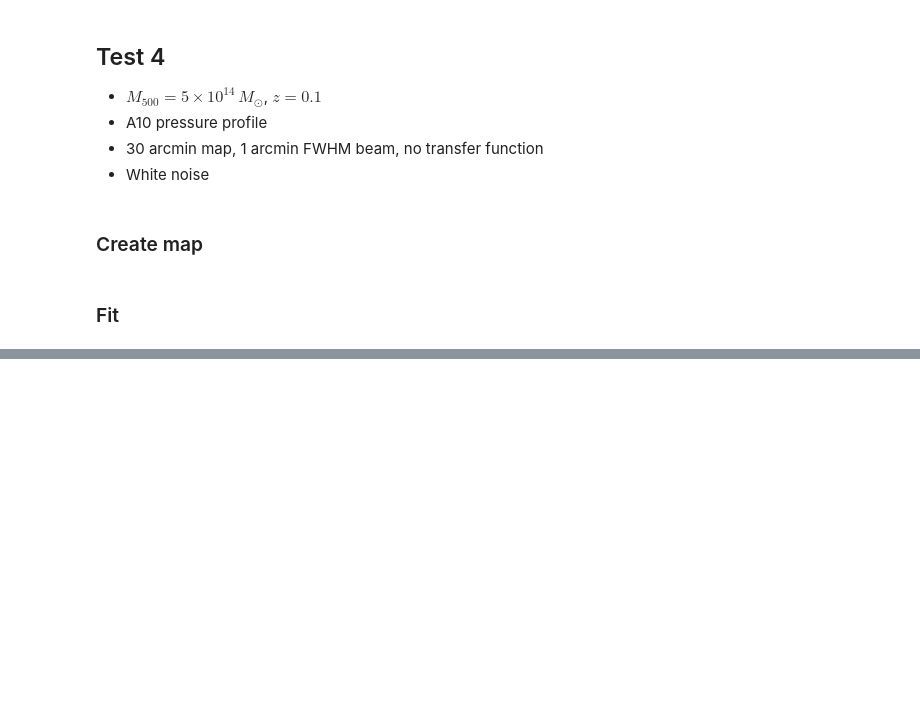
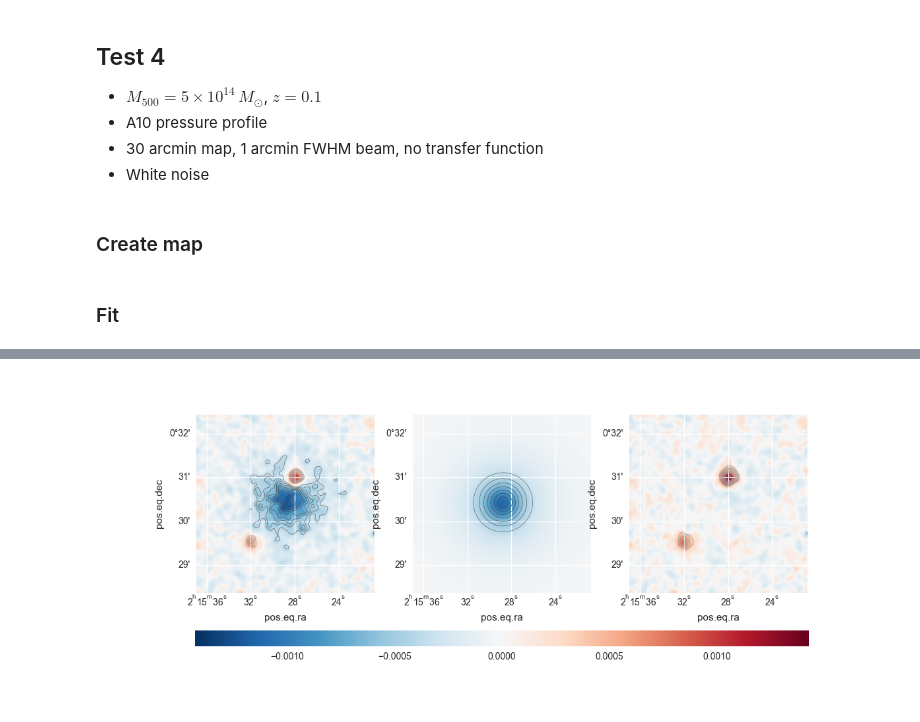
Before and after one commit to fkeruzore/panco2, a Jupyter notebook: panco2/tests.ipynb, the cells around one changed output, grey strips where cells are left out. Saved outputs shown, nothing was run; the diff lists cells and outputs as text; code cells hidden in the pictures; blank space fills up the shorter version.

```diff
--- a/panco2/tests.ipynb
+++ b/panco2/tests.ipynb
@@ -418,0 +425,28 @@ results.plot_acf(ppf)
+# %%
+path = "../tests/test5/"
+
+ppf = PressureProfileFitter(
+    f"{path}/map.fits", 1, 2,
+    0.865, M_500=3.5e14, map_size=4.0,
+)
+
+r_bins = ppf.default_radial_binning(18.0 / 2)
+
+ppf.define_model("binned", r_bins)
+P_bins = gNFW(ppf.model.r_bins, *ppf.cluster.A10_params)
+par_vec = np.append(P_bins, [-11.9, 0.0, 1e-3, 2e-3])
+par_dic = ppf.model.par_vec2dic(par_vec)
+
+ppf.add_filtering(beam_fwhm=18.0)
+ppf.add_point_sources([SkyCoord("2h15m32.00s +00d29m30.00s"), SkyCoord("2h15m28.00s +00d31m00.00s")], 18.0)
+ppf.define_priors(
+    P_bins=[ss.loguniform(0.1 * P, 10.0 * P) for P in P_bins],
+    conv=ss.norm(-11.90, 1.19),
+    zero=ss.norm(0.0, 1e-4),
+    ps_fluxes=[ss.norm(1e-3, 5e-4), ss.norm(2e-3, 1e-2)],
+)
+ppf.dump_to_file(f"{path}/ppf.panco2")
+results.set_plot_style("seaborn")
+results.plot_data_model_residuals(ppf, par_vec=par_vec, lims="sym", smooth=1.0)
+# %% [output]
+[figure, added]
```
Also changed, not shown: parts of 16 cells of this notebook, 2 other files.
